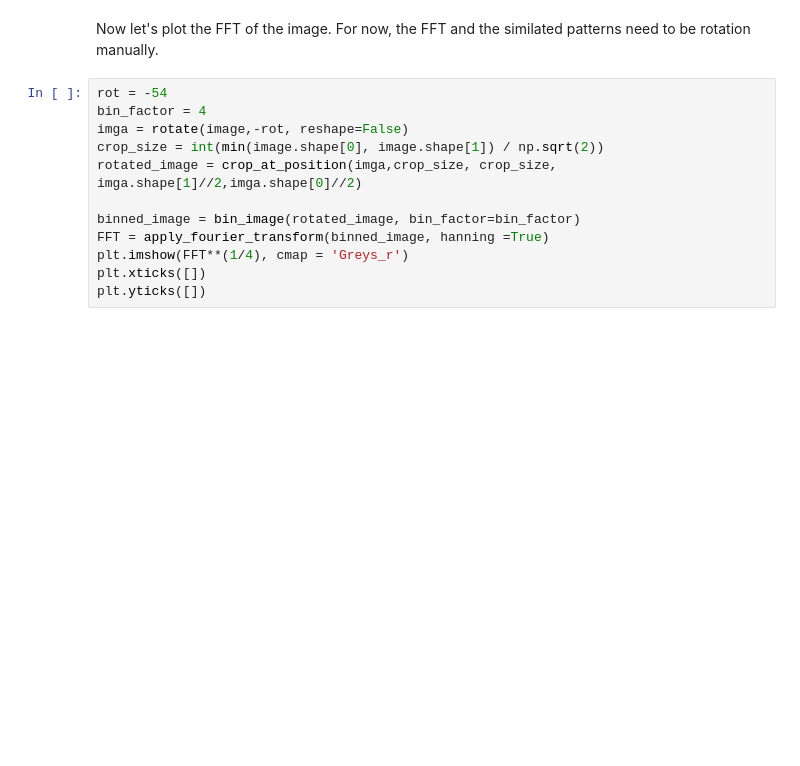
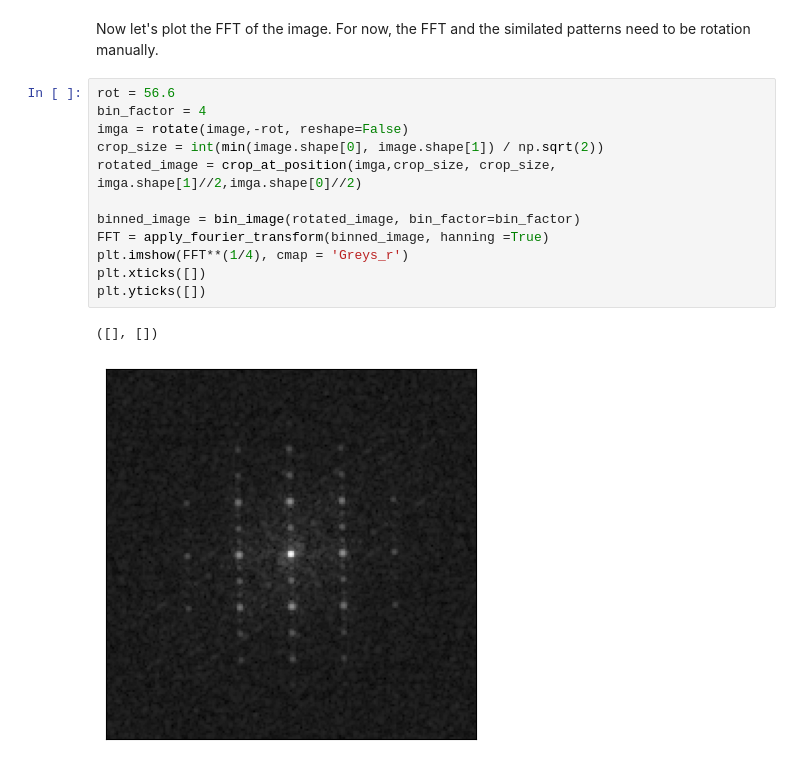
Before and after one commit to vpcffit/vpcffit, a Jupyter notebook: tutorials/Experimental_vPCF_fitting.ipynb, the cells around one changed output. Saved outputs shown, nothing was run; the diff lists cells and outputs as text; blank space fills up the shorter version.

```diff
--- a/tutorials/Experimental_vPCF_fitting.ipynb
+++ b/tutorials/Experimental_vPCF_fitting.ipynb
@@ -715,17 +713,20 @@ Warning: overriding existing structure factors...
 # %% [markdown]
 Now let's plot the FFT of the image. For now, the FFT and the similated patterns need to be rotation manually.
 # %%
-rot = -54
+rot = 56.6
 bin_factor = 4
 imga = rotate(image,-rot, reshape=False)
 crop_size = int(min(image.shape[0], image.shape[1]) / np.sqrt(2))
 rotated_image = crop_at_position(imga,crop_size, crop_size, imga.shape[1]//2,imga.shape[0]//2)
 
 binned_image = bin_image(rotated_image, bin_factor=bin_factor)
 FFT = apply_fourier_transform(binned_image, hanning =True)
 plt.imshow(FFT**(1/4), cmap = 'Greys_r')
 plt.xticks([])
 plt.yticks([])
+# %% [output]
+([], [])
+[figure, added]
 # %%
 pixel_reciprocal = (1/pixel_size/FFT.shape[0])/bin_factor
 k_max = 1
```
Also changed, not shown: parts of 8 cells of this notebook, 1 other file.
